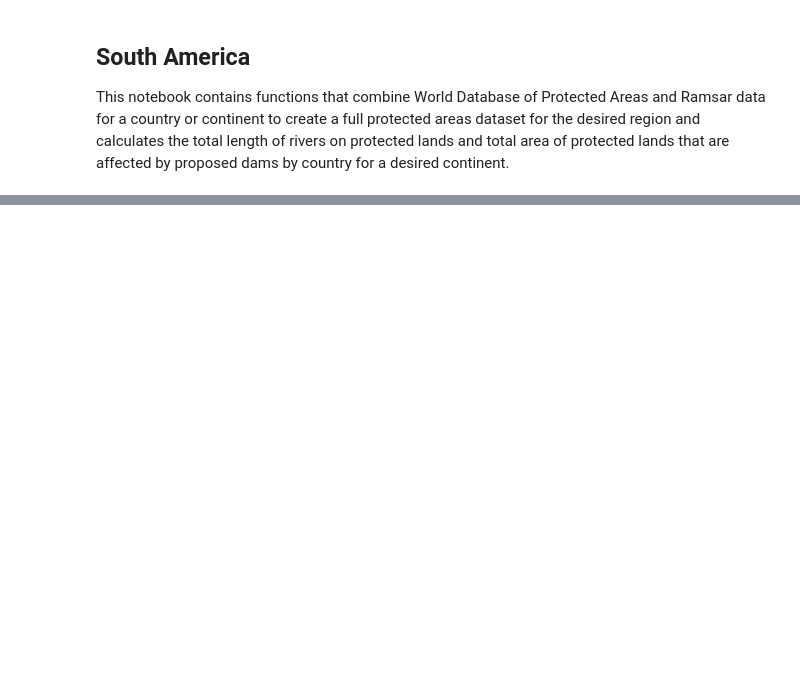
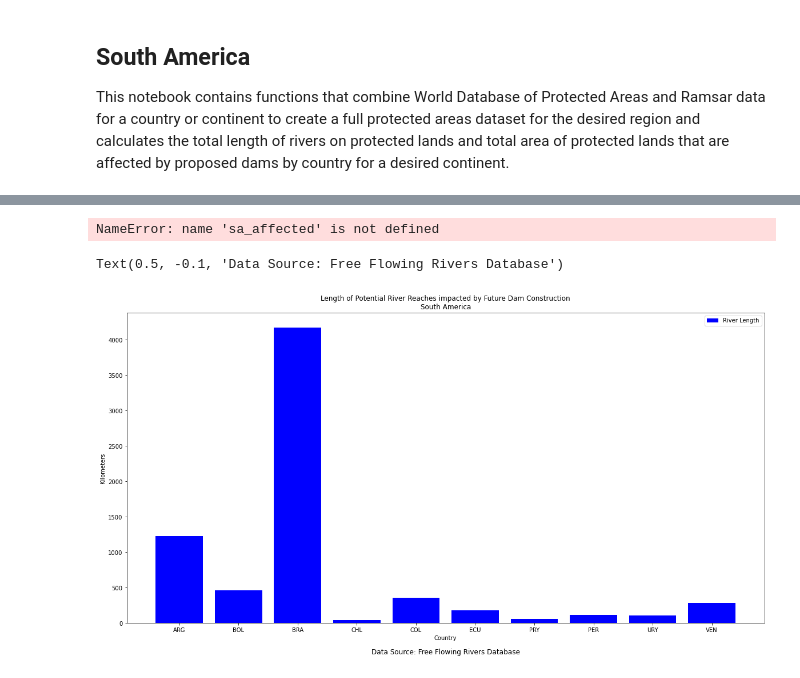
Before and after one commit to lherwehe/global-dam-impacts, a Jupyter notebook: final-notebooks/dam-impacts-on-protected-areas-calc-sam.ipynb, the cells around one changed output, grey strips where cells are left out. Cells and saved outputs as stored; diff of their text form; code cells hidden in the pictures; blank space fills up the shorter version.

```diff
--- a/final-notebooks/dam-impacts-on-protected-areas-calc-sam.ipynb
+++ b/final-notebooks/dam-impacts-on-protected-areas-calc-sam.ipynb
@@ -264,19 +303,26 @@ sa_affected
+# %%
+sa_affected.info()
+# %% [output]
+NameError: name 'sa_affected' is not defined
 # %%
 # Create Graph
 # use white grid plot background from seaborn
 # sns.set(font_scale=1.5, style='whitegrid')
 
 fig, ax = plt.subplots(figsize=(20, 10))
 ax.bar(sa_affected["Country"],
         sa_affected["Affected_KM"], color='blue', label="River Length")
-plt.legend(loc="upper left")
+plt.legend(loc="upper right")
 ax.set(title="Length of Potential River Reaches impacted by Future Dam Construction\nSouth America",
        xlabel="Country", ylabel="Kilometers")
 ax.text(0.5, -0.1,
         "Data Source: Free Flowing Rivers Database",
         size=12,
         ha="center",
         transform=ax.transAxes)
+# %% [output]
+Text(0.5, -0.1, 'Data Source: Free Flowing Rivers Database')
+[figure, added]
 # %%
 # Create Graph
 #use white grid plot background from seaborn
```
Also changed, not shown: parts of 7 cells of this notebook, 2 other files.
